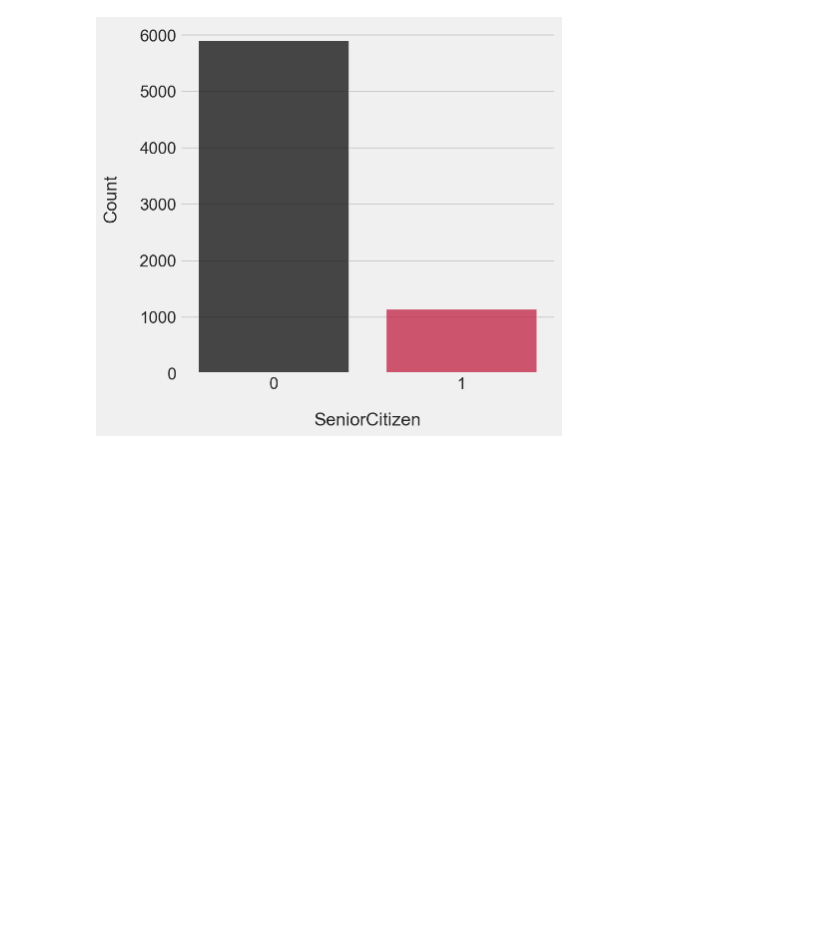
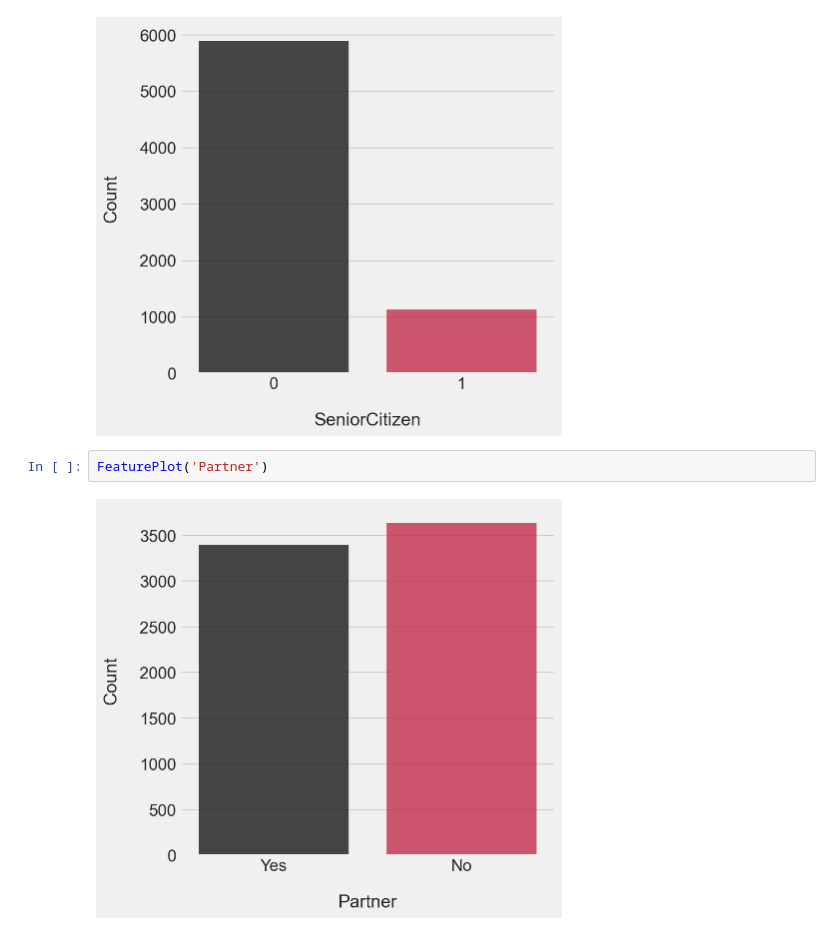
Before and after one commit to esbatiehsan/customer-churn, a Jupyter notebook: data-cleaning-exploration.ipynb, the cells around one changed output. Saved outputs shown, nothing was run; the diff lists cells and outputs as text; blank space fills up the shorter version.

```diff
--- a/data-cleaning-exploration.ipynb
+++ b/data-cleaning-exploration.ipynb
@@ -82,3 +82,7 @@ FeaturePlot('Gender')
 FeaturePlot('SeniorCitizen')
 # %% [output]
 [figure]
+# %%
+FeaturePlot('Partner')
+# %% [output]
+[figure, added]
```
Also changed, not shown: parts of 1 cell of this notebook.
